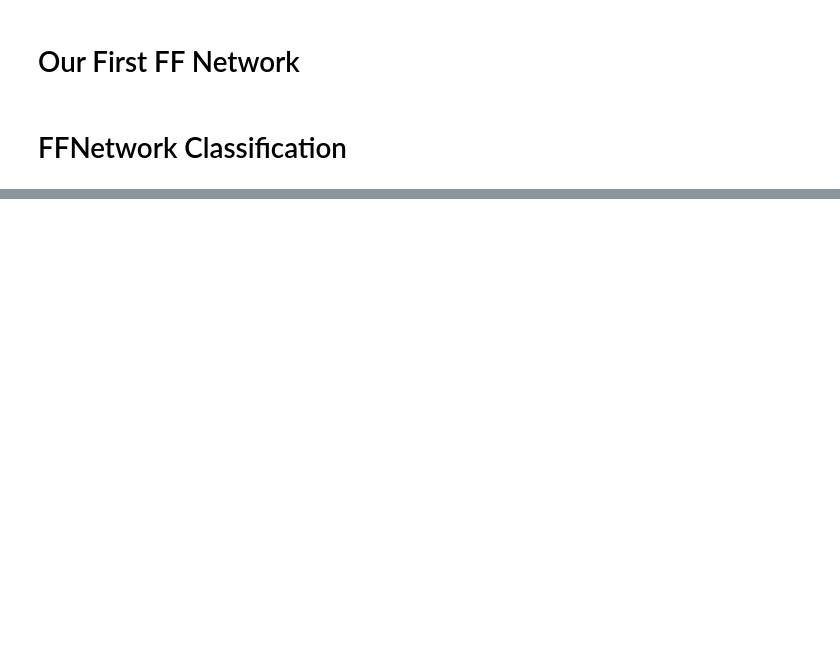
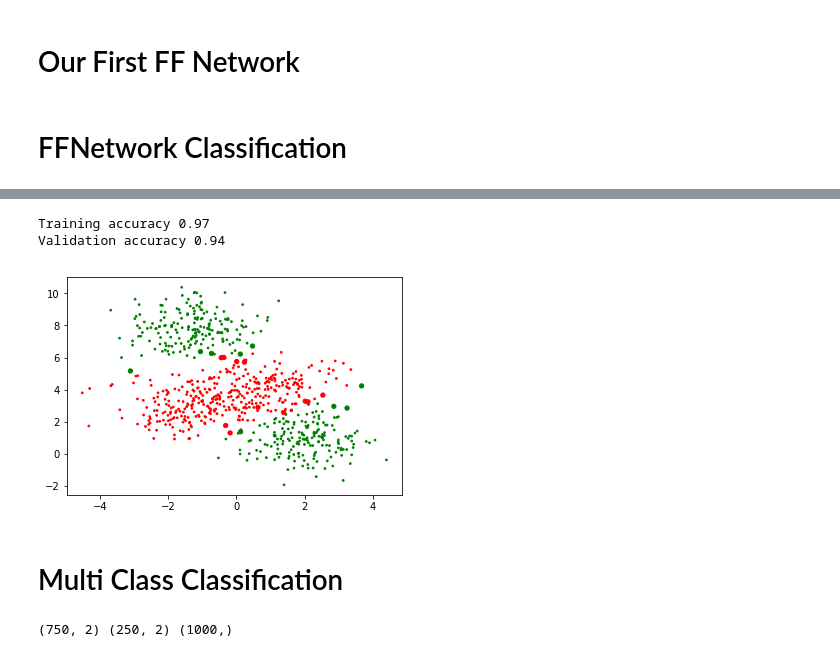
Before and after one commit to millitroy/Deeplearning-Practise, a Jupyter notebook: Feed Forward Networks.ipynb, the cells around one changed output, grey strips where cells are left out. Saved outputs shown, nothing was run; the diff lists cells and outputs as text; code cells hidden in the pictures; blank space fills up the shorter version.

```diff
--- a/Feed Forward Networks.ipynb
+++ b/Feed Forward Networks.ipynb
@@ -293,0 +391,20 @@ plt.show()
+# %%
+Y_pred_train = ffsnn.predict(X_train)
+Y_pred_binarised_train = (Y_pred_train >= 0.5).astype("int").ravel()
+Y_pred_val = ffsnn.predict(X_val)
+Y_pred_binarised_val = (Y_pred_val >= 0.5).astype("int").ravel()
+accuracy_train = accuracy_score(Y_pred_binarised_train, Y_train)
+accuracy_val = accuracy_score(Y_pred_binarised_val, Y_val)
+
+print("Training accuracy", round(accuracy_train, 2))
+print("Validation accuracy", round(accuracy_val, 2))
+# %% [output]
+Training accuracy 0.97
+Validation accuracy 0.94
+# %%
+plt.scatter(X_train[:,0], X_train[:,1], c=Y_pred_binarised_train, cmap=my_cmap, s=15*(np.abs(Y_pred_binarised_train-Y_train)+.2))
+plt.show()
+# %% [output]
+[figure, added]
+# %% [markdown]
+# Multi Class Classification
@@ -293,0 +511,5 @@ plt.show()
+# %%
+X_train, X_val, Y_train, Y_val = train_test_split(data, labels_orig, stratify=labels_orig, random_state=0)
+print(X_train.shape, X_val.shape, labels_orig.shape)
+# %% [output]
+(750, 2) (250, 2) (1000,)
```
Also changed, not shown: parts of 19 cells of this notebook.
